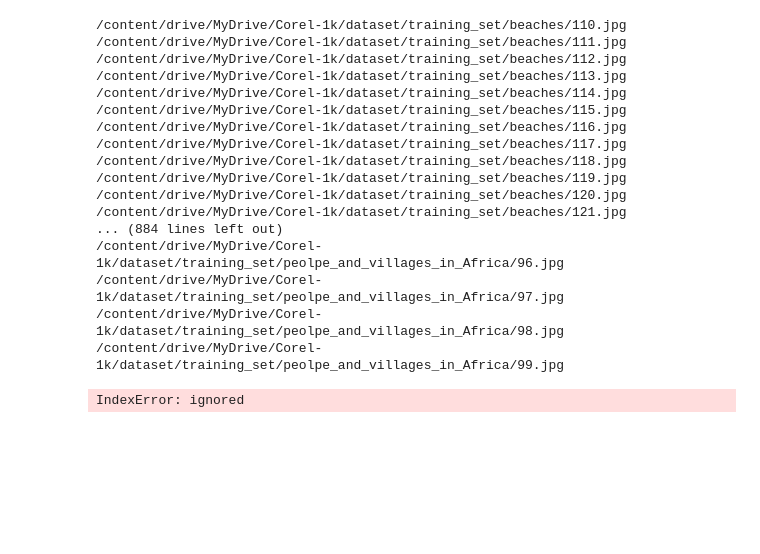
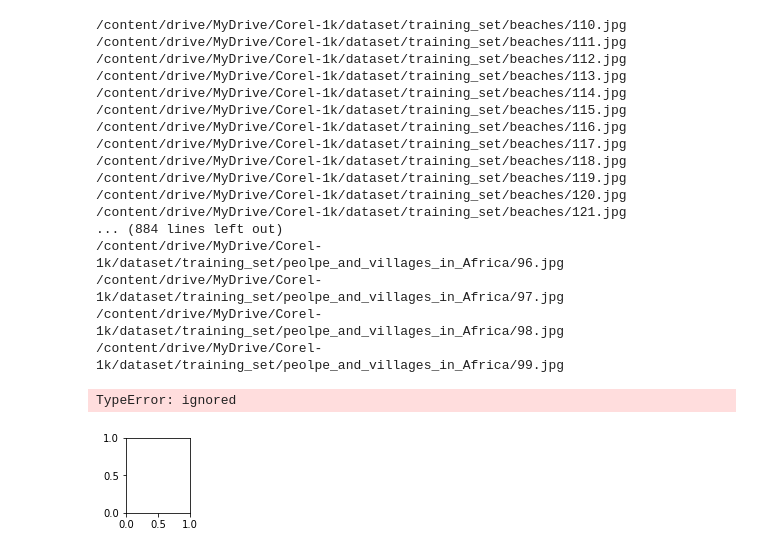
Before and after one commit to KurniaKhaikal/Corel-CBIR, a Jupyter notebook: VGG16_CBIR_MERGE-testin-almostfix.ipynb, the cells around one changed output. Saved outputs shown, nothing was run; the diff lists cells and outputs as text; code cells hidden in the pictures; blank space fills up the shorter version.

```diff
--- a/VGG16_CBIR_MERGE-testin-almostfix.ipynb
+++ b/VGG16_CBIR_MERGE-testin-almostfix.ipynb
@@ -285,7 +285,6 @@ class FeatureExtractor:
         return feature / np.linalg.norm(feature)
 
 
-fe = FeatureExtractor()
 for img_path in sorted(dataset_train):
     print(img_path)
     feature = fe.extract(img=Image.open(img_path))
@@ -310,29 +309,26 @@ for img_path in sorted(dataset_train):
 /content/drive/MyDrive/Corel-1k/dataset/training_set/peolpe_and_villages_in_Africa/98.jpg
 /content/drive/MyDrive/Corel-1k/dataset/training_set/peolpe_and_villages_in_Africa/99.jpg
 # %%
-# Import the libraries
 import matplotlib.pyplot as plt
 import numpy as np
-# Insert the image query
 img = Image.open("/content/drive/MyDrive/Corel-1k/dataset/test_set/beaches/100.jpg")
-# Extract its features
 query = fe.extract(img)
-# Calculate the similarity (distance) between images
-dists = np.linalg.norm(features - query, axis=1)
-# Extract 30 images that have lowest distance
+dists = perform_search(queryFeatures, training_indexed, max_results=12)
 ids = np.argsort(dists)[:12]
-scores = [(dists[id], img_path[id]) for id in ids]
-# Visualize the result
+scores = query_indexes
+
+# Visualize
 axes=[]
 fig=plt.figure(figsize=(8,8))
 for a in range(5*6):
     score = scores[a]
     axes.append(fig.add_subplot(5, 6, a+1))
     subplot_title=str(score[0])
     axes[-1].set_title(subplot_title)
     plt.axis('off')
     plt.imshow(Image.open(score[1]))
 fig.tight_layout()
 plt.show()
 # %% [output]
-IndexError: ignored
+TypeError: ignored
+[figure, added]
```
Also changed, not shown: parts of 3 cells of this notebook.
